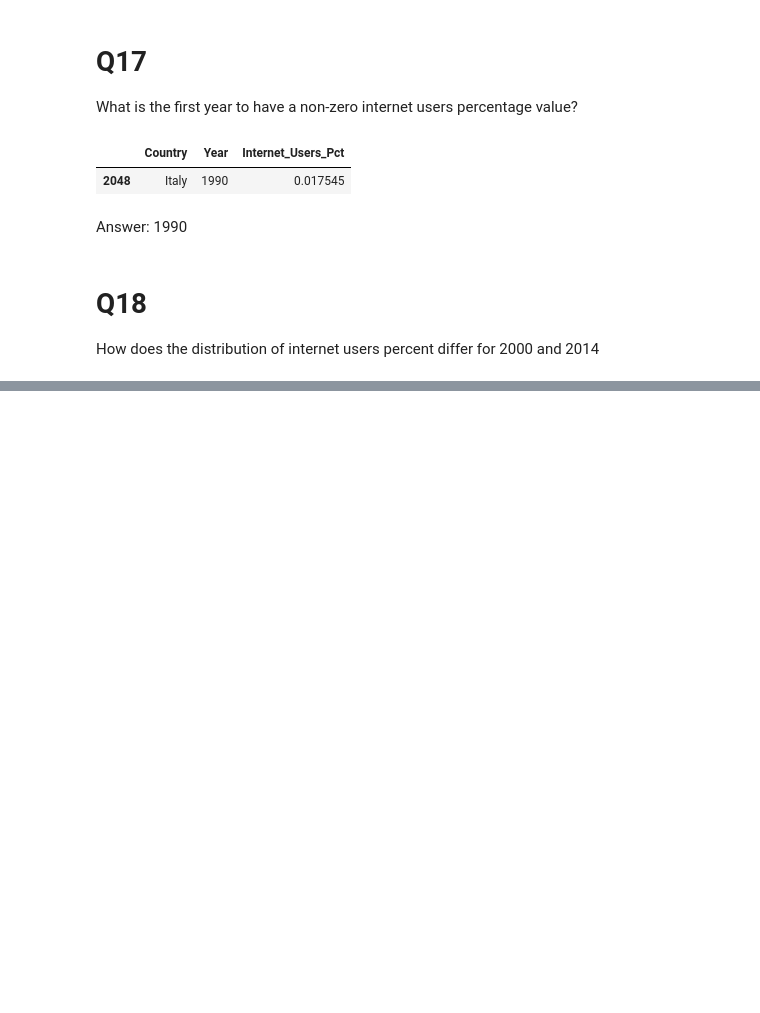
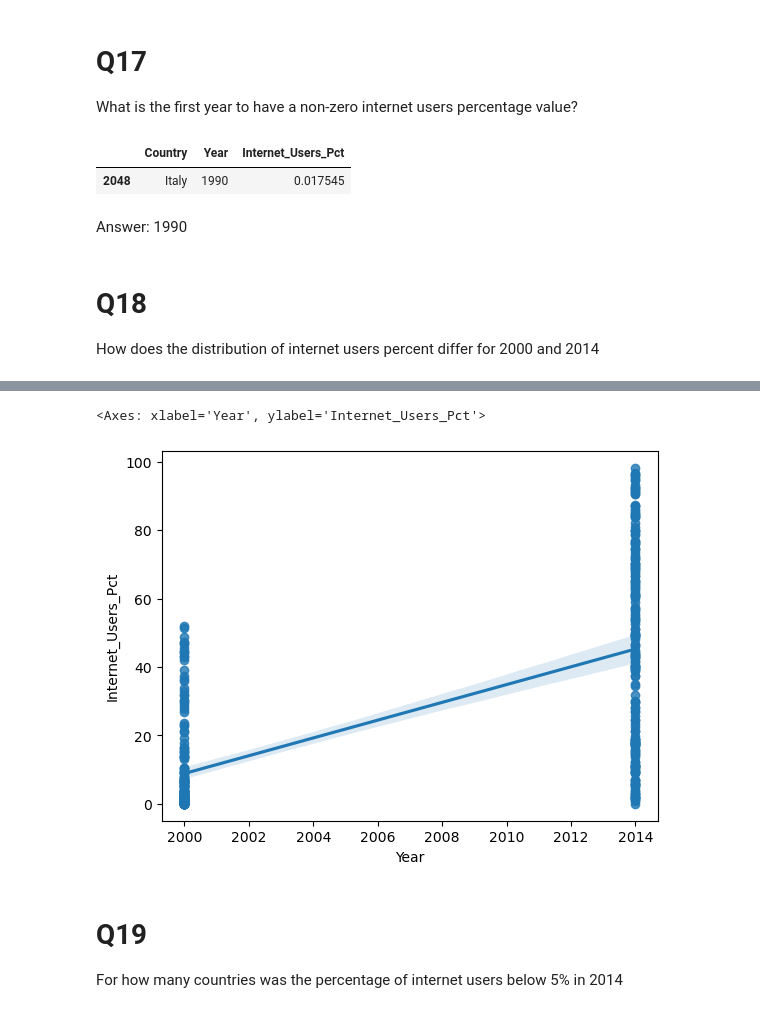
Before and after one commit to NSS-Data-Analytics-Cohort-11/undata-zdemeke, a Jupyter notebook: notebook/UN_Data_project.ipynb, the cells around one changed output, grey strips where cells are left out. Cells and saved outputs as stored; diff of their text form; code cells hidden in the pictures; blank space fills up the shorter version.

```diff
--- a/notebook/UN_Data_project.ipynb
+++ b/notebook/UN_Data_project.ipynb
@@ -568,3 +568,6 @@ Answer: 1990
 # %% [markdown]
 # Q18
 How does the distribution of internet users percent differ for 2000 and 2014
+# %%
+internet_users_distr = internet_df.loc[(internet_df['Year']==2000) | (internet_df['Year']==2014)]
+#internet_df[internet_df['Year'].isin([2000,2014])]
@@ -570,0 +590,8 @@ How does the distribution of internet users percent differ for 2000 and 2014
+# %%
+sns.regplot(x=internet_users_distr['Year'], y=internet_users_distr['Internet_Users_Pct'])
+# %% [output]
+<Axes: xlabel='Year', ylabel='Internet_Users_Pct'>
+[figure, added]
+# %% [markdown]
+# Q19
+For how many countries was the percentage of internet users below 5% in 2014
```
Also changed, not shown: parts of 11 cells of this notebook.
